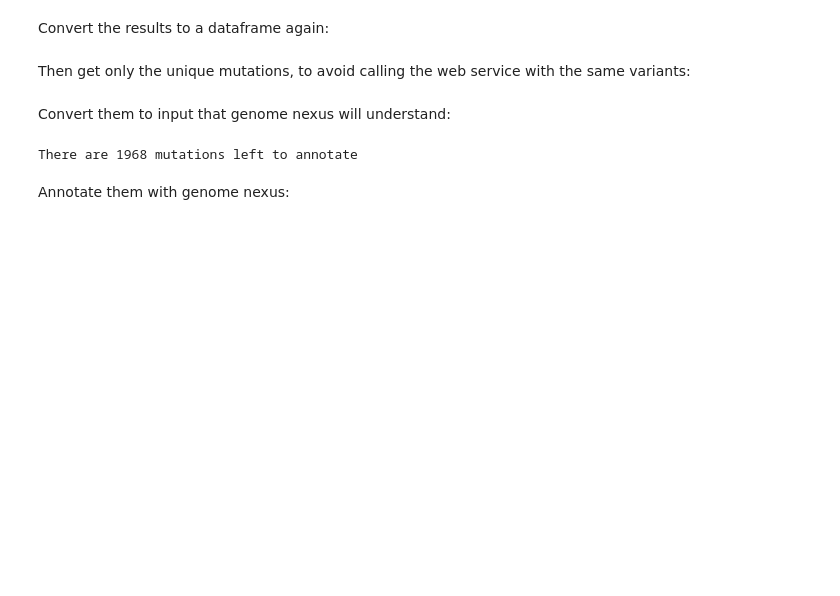
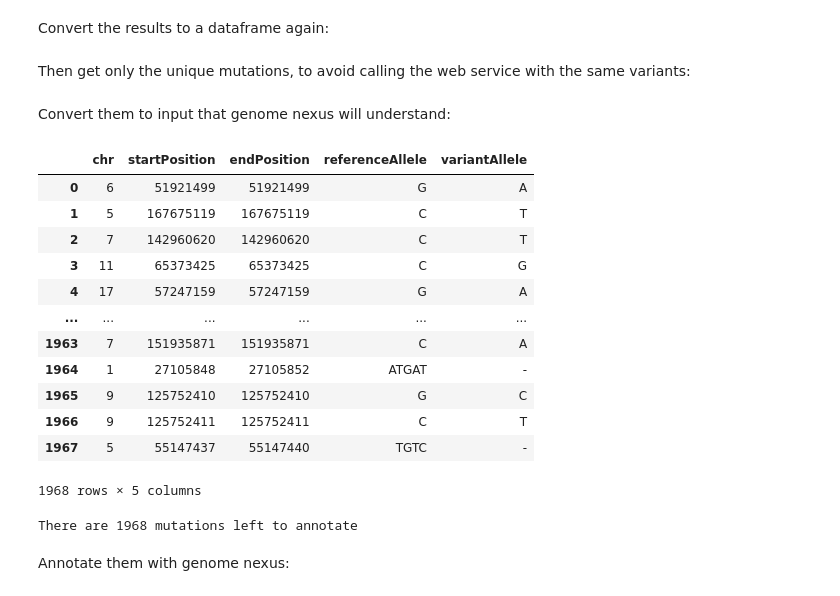
Before and after one commit to cBioPortal/codebook, a Jupyter notebook: python/intro/intro.ipynb, the cells around one changed output. Cells and saved outputs as stored; diff of their text form; code cells hidden in the pictures; blank space fills up the shorter version.

```diff
--- a/python/intro/intro.ipynb
+++ b/python/intro/intro.ipynb
@@ -380,3 +380,19 @@ variants = mdf['chromosome startPosition endPosition referenceAllele variantAlle
 # %% [markdown]
 Convert them to input that genome nexus will understand:
+# %%
+variants
+# %% [output]
+|  | chr | startPosition | endPosition | referenceAllele | variantAllele |
+| 0 | 6 | 51921499 | 51921499 | G | A |
+| 1 | 5 | 167675119 | 167675119 | C | T |
+| 2 | 7 | 142960620 | 142960620 | C | T |
+| 3 | 11 | 65373425 | 65373425 | C | G |
+| 4 | 17 | 57247159 | 57247159 | G | A |
+| ... | ... | ... | ... | ... | ... |
+| 1963 | 7 | 151935871 | 151935871 | C | A |
+| 1964 | 1 | 27105848 | 27105852 | ATGAT | - |
+| 1965 | 9 | 125752410 | 125752410 | G | C |
+| 1966 | 9 | 125752411 | 125752411 | C | T |
+| 1967 | 5 | 55147437 | 55147440 | TGTC | - |
+1968 rows × 5 columns
 # %%
```
Also changed, not shown: parts of 7 cells of this notebook.
